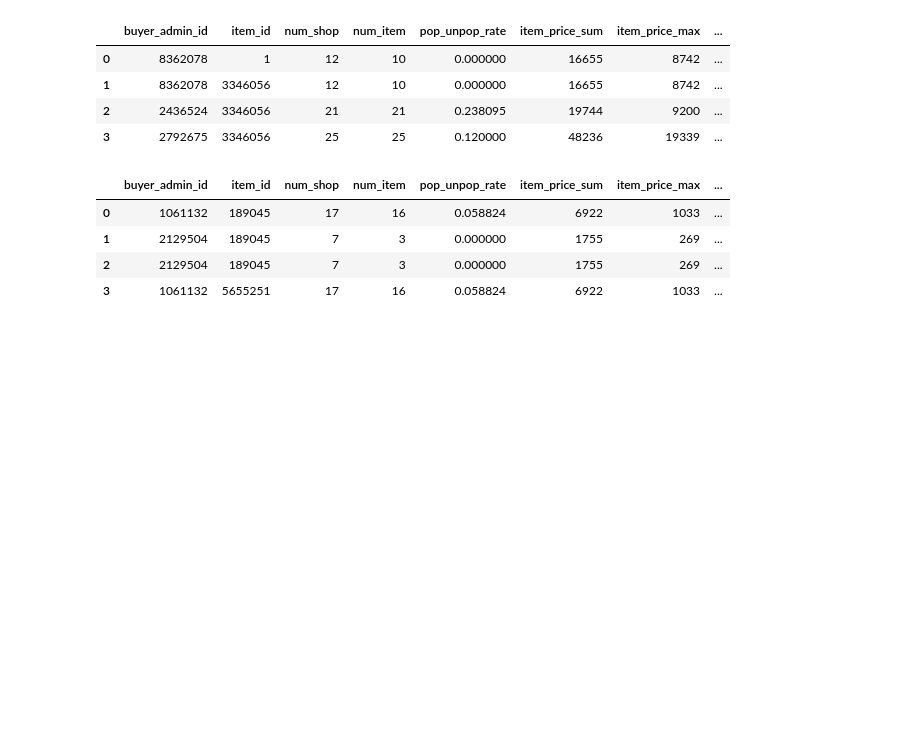
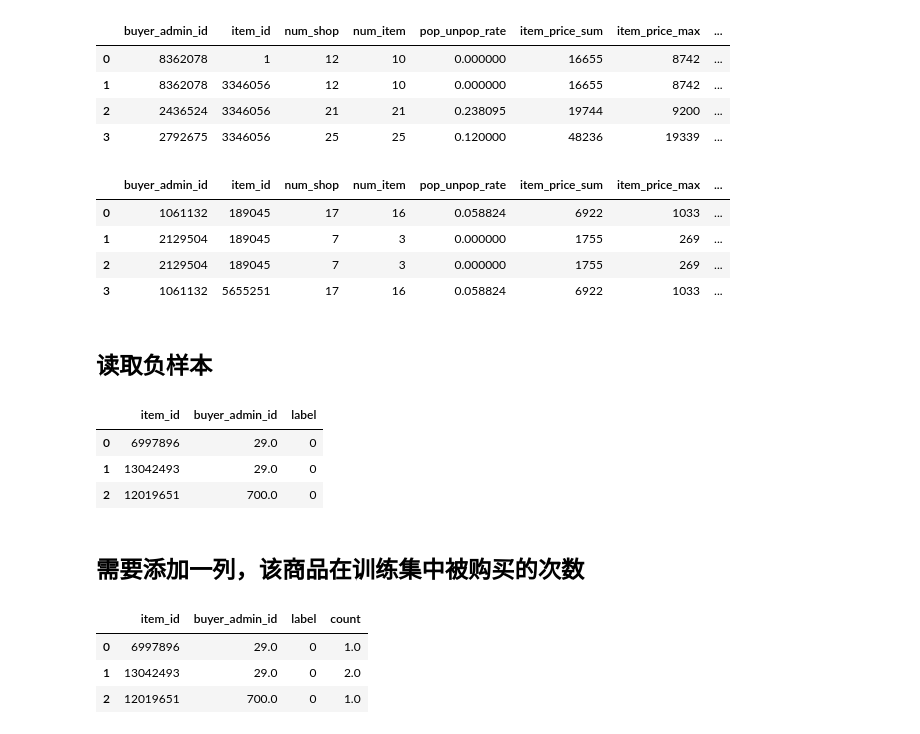
Before and after one commit to chenyaohlgs/anTaiCompetition, a Jupyter notebook: src/TraingTestData.ipynb, the cells around one changed output. Saved outputs shown, nothing was run; the diff lists cells and outputs as text; code cells hidden in the pictures; blank space fills up the shorter version.

```diff
--- a/src/TraingTestData.ipynb
+++ b/src/TraingTestData.ipynb
@@ -120,3 +124,5 @@ model_test_df[:4]
 | 1 | 2129504 | 189045 | 7 | 3 | 0.000000 | 1755 | 269 | ... |
 | 2 | 2129504 | 189045 | 7 | 3 | 0.000000 | 1755 | 269 | ... |
 | 3 | 1061132 | 5655251 | 17 | 16 | 0.058824 | 6922 | 1033 | ... |
+# %% [markdown]
+## 读取负样本
@@ -122,0 +131,14 @@ model_test_df[:4]
+# %%
+negative_sample = negative_sample.rename(columns={'itemid':'item_id'})
+# %%
+negative_sample[:3]
+# %% [output]
+|  | item_id | buyer_admin_id | label |
+| 0 | 6997896 | 29.0 | 0 |
+| 1 | 13042493 | 29.0 | 0 |
+| 2 | 12019651 | 700.0 | 0 |
+# %% [markdown]
+## 需要添加一列，该商品在训练集中被购买的次数
+# %%
+train_df =  pickle.load(open('../data/train.pkl', 'rb'), encoding='iso-8859-1')  # 读取训练集数据
+item_df =  pickle.load(open('../data/item_attr.pkl', 'rb'), encoding='iso-8859-1')
@@ -122,0 +149,7 @@ model_test_df[:4]
+# %%
+negative_sample_new[:3]
+# %% [output]
+|  | item_id | buyer_admin_id | label | count |
+| 0 | 6997896 | 29.0 | 0 | 1.0 |
+| 1 | 13042493 | 29.0 | 0 | 2.0 |
+| 2 | 12019651 | 700.0 | 0 | 1.0 |
```
Also changed, not shown: parts of 19 cells of this notebook, 7 other files.
